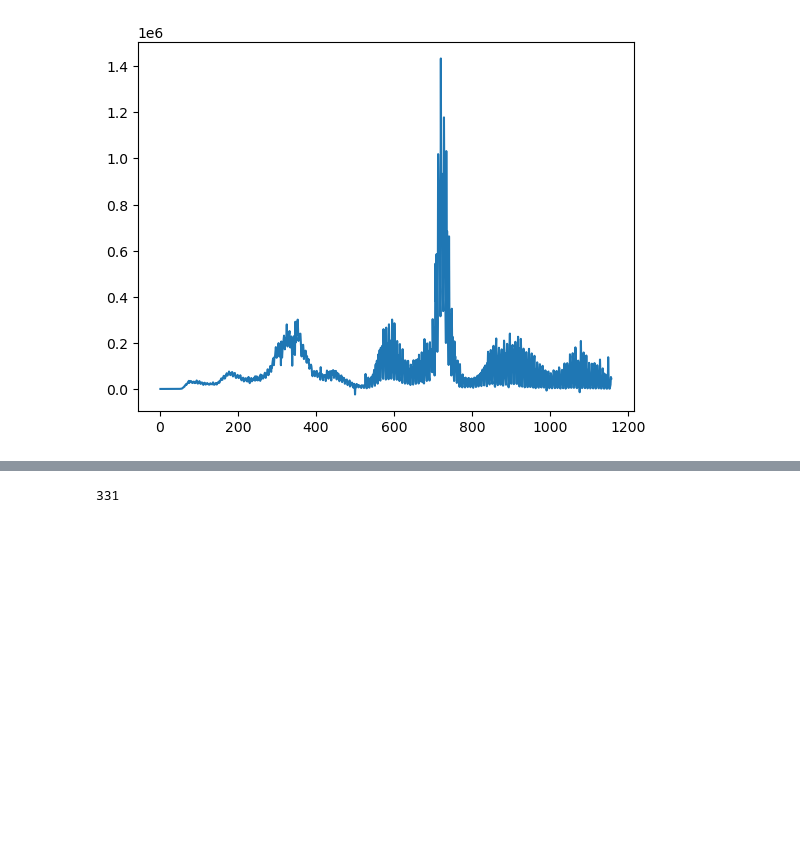
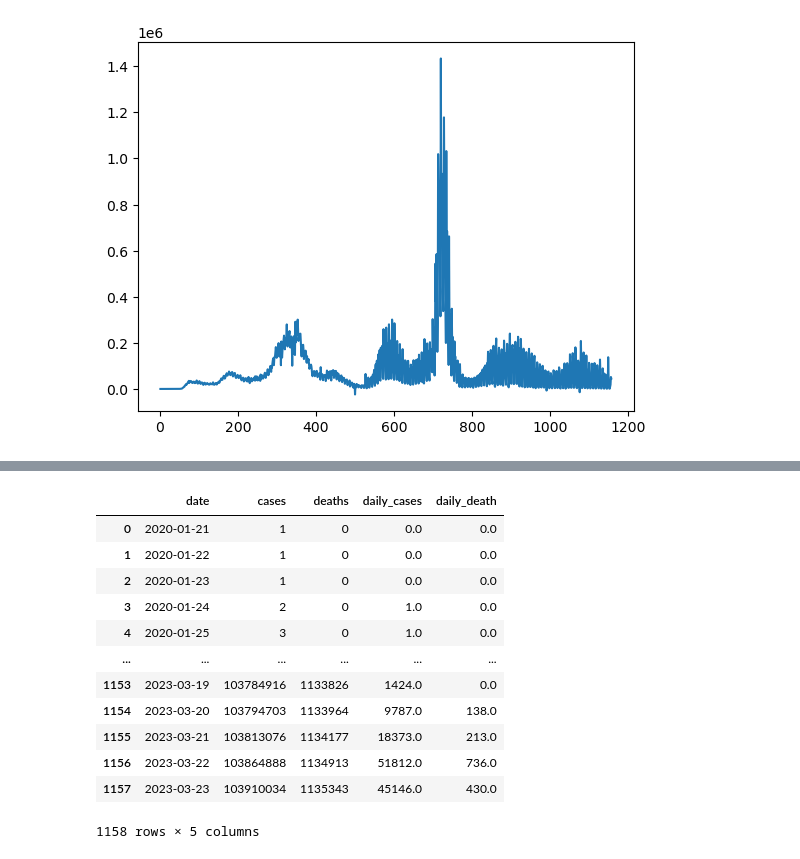
Before and after one commit to CalvinRoth/CovidEmotionsProject, a Jupyter notebook: project.ipynb, the cells around one changed output, grey strips where cells are left out. Saved outputs shown, nothing was run; the diff lists cells and outputs as text; code cells hidden in the pictures; blank space fills up the shorter version.

```diff
--- a/project.ipynb
+++ b/project.ipynb
@@ -101,4 +90,16 @@ day2 = datetime.date(2021,5,11)
-# %%
-(day2 - day).days
-# %% [output]
-331
+# %%
+covid_data
+# %% [output]
+|  | date | cases | deaths | daily_cases | daily_death |
+| 0 | 2020-01-21 | 1 | 0 | 0.0 | 0.0 |
+| 1 | 2020-01-22 | 1 | 0 | 0.0 | 0.0 |
+| 2 | 2020-01-23 | 1 | 0 | 0.0 | 0.0 |
+| 3 | 2020-01-24 | 2 | 0 | 1.0 | 0.0 |
+| 4 | 2020-01-25 | 3 | 0 | 1.0 | 0.0 |
+| ... | ... | ... | ... | ... | ... |
+| 1153 | 2023-03-19 | 103784916 | 1133826 | 1424.0 | 0.0 |
+| 1154 | 2023-03-20 | 103794703 | 1133964 | 9787.0 | 138.0 |
+| 1155 | 2023-03-21 | 103813076 | 1134177 | 18373.0 | 213.0 |
+| 1156 | 2023-03-22 | 103864888 | 1134913 | 51812.0 | 736.0 |
+| 1157 | 2023-03-23 | 103910034 | 1135343 | 45146.0 | 430.0 |
+1158 rows × 5 columns
```
Also changed, not shown: parts of 22 cells of this notebook.
